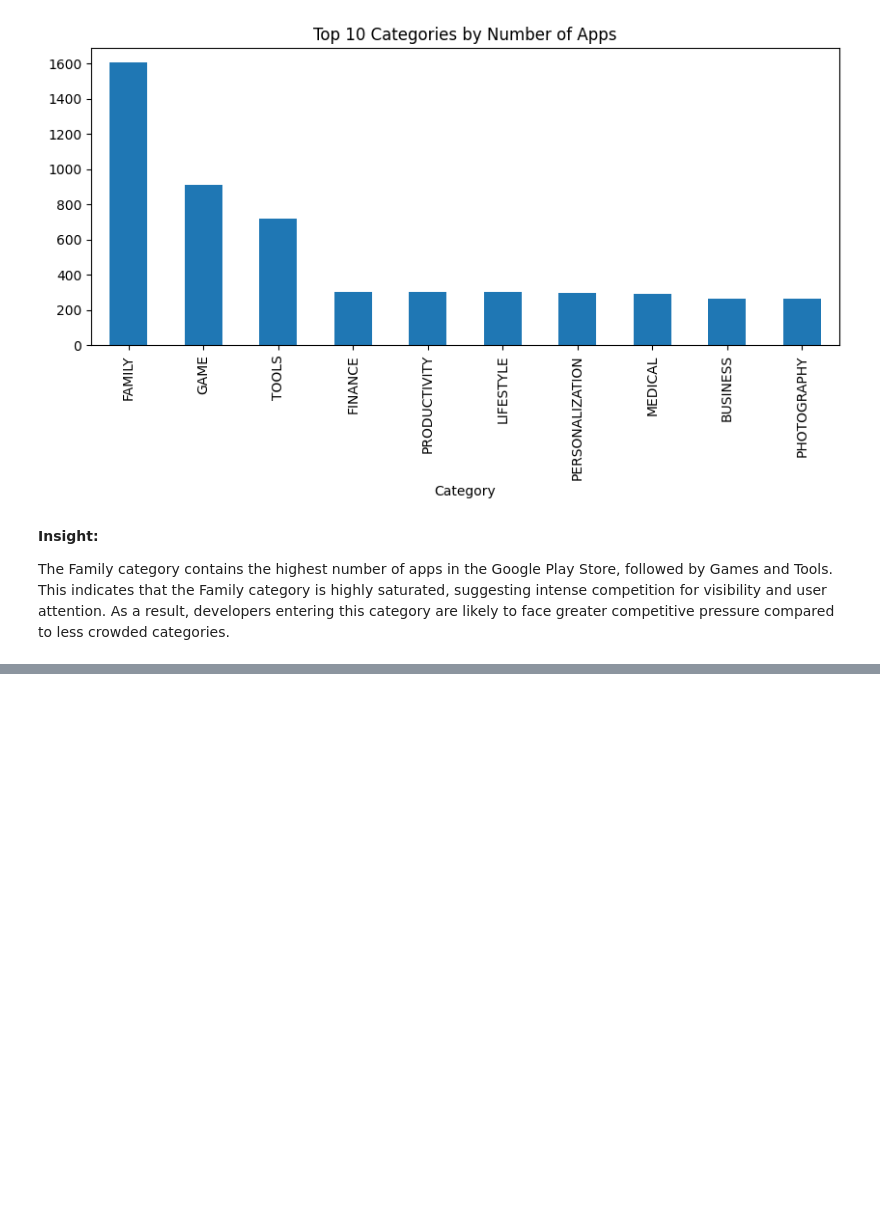
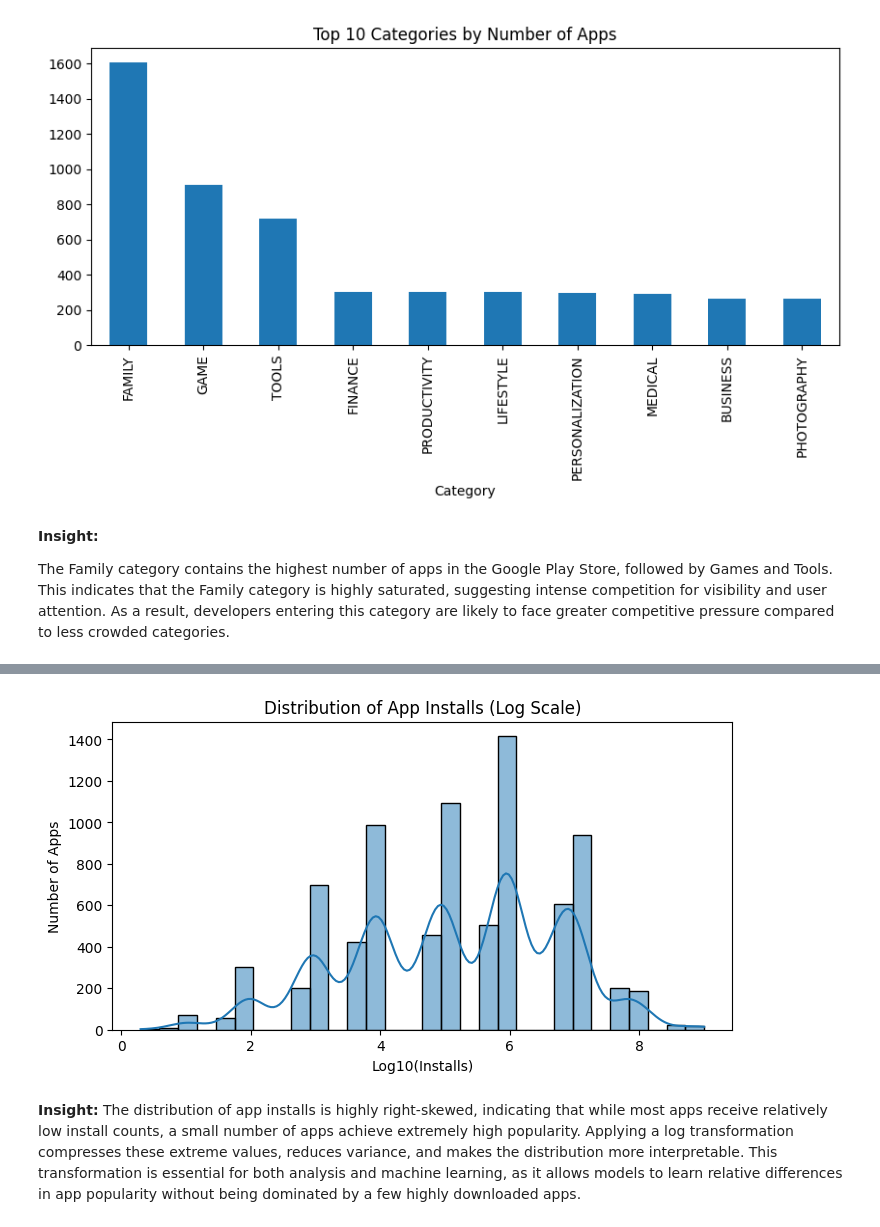
Before and after one commit to Dhairyaxshah/Appfluence, a Jupyter notebook: notebooks/02_eda.ipynb, the cells around one changed output, grey strips where cells are left out. Cells and saved outputs as stored; diff of their text form; code cells hidden in the pictures; blank space fills up the shorter version.

```diff
--- a/notebooks/02_eda.ipynb
+++ b/notebooks/02_eda.ipynb
@@ -54,0 +93,14 @@ competitive pressure compared to less crowded categories.
+# %%
+log_installs = np.log10(df1['Installs'] + 1)
+
+plt.figure(figsize=(8,4))
+sns.histplot(log_installs, bins=30, kde=True)
+plt.xlabel('Log10(Installs)')
+plt.ylabel('Number of Apps')
+plt.title('Distribution of App Installs (Log Scale)')
+plt.show()
+# %% [output]
+[figure, added]
+# %% [markdown]
+**Insight:**
+The distribution of app installs is highly right-skewed, indicating that while most apps receive relatively low install counts, a small number of apps achieve extremely high popularity. Applying a log transformation compresses these extreme values, reduces variance, and makes the distribution more interpretable. This transformation is essential for both analysis and machine learning, as it allows models to learn relative differences in app popularity without being dominated by a few highly downloaded apps.
```
Also changed, not shown: parts of 6 cells of this notebook.
